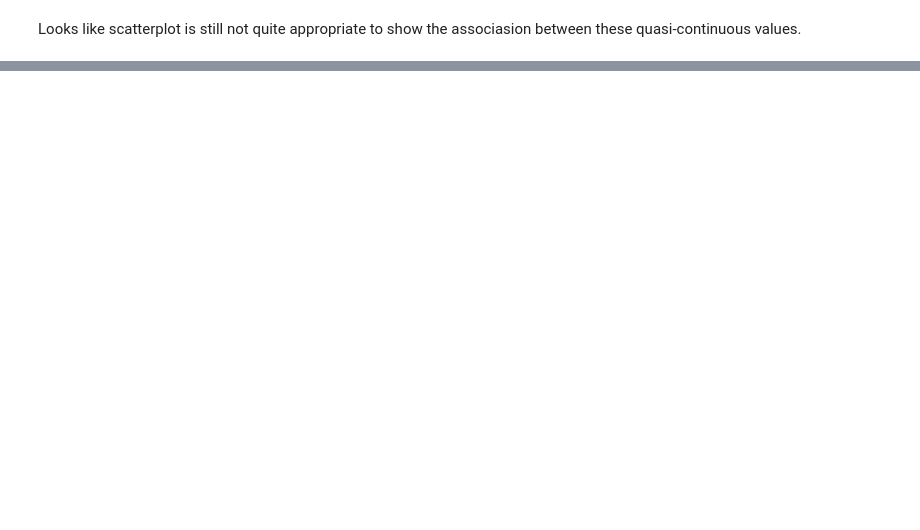
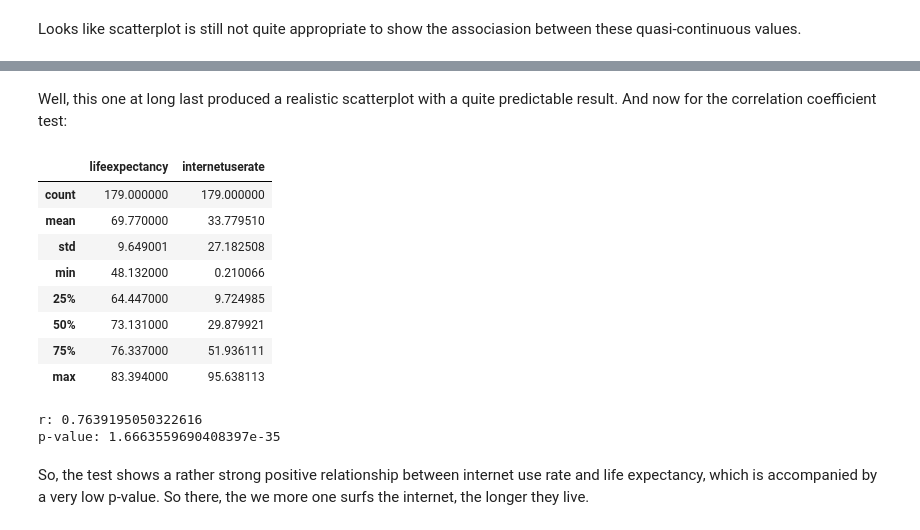
Before and after one commit to ansakoy/dai, a Jupyter notebook: dai2_dat/assignment3.ipynb, the cells around one changed output, grey strips where cells are left out. Drawn from its saved outputs; the diff is of its cells as text; code cells hidden in the pictures; blank space fills up the shorter version.

```diff
--- a/dai2_dat/assignment3.ipynb
+++ b/dai2_dat/assignment3.ipynb
@@ -155,0 +159,22 @@ S3AQ3C1 USUAL QUANTITY WHEN SMOKED CIGARETTES
+# %% [markdown]
+Well, this one at long last produced a realistic scatterplot with a quite predictable result. And now for the correlation coefficient test:
+# %%
+no_na.describe()
+# %% [output]
+|  | lifeexpectancy | internetuserate |
+| count | 179.000000 | 179.000000 |
+| mean | 69.770000 | 33.779510 |
+| std | 9.649001 | 27.182508 |
+| min | 48.132000 | 0.210066 |
+| 25% | 64.447000 | 9.724985 |
+| 50% | 73.131000 | 29.879921 |
+| 75% | 76.337000 | 51.936111 |
+| max | 83.394000 | 95.638113 |
+# %%
+r_value, p_value = stats.pearsonr(no_na['internetuserate'], no_na['lifeexpectancy'])
+print('r: {}\np-value: {}'.format(r_value, p_value))
+# %% [output]
+r: 0.7639195050322616
+p-value: 1.6663559690408397e-35
+# %% [markdown]
+So, the test shows a rather strong positive relationship between internet use rate and life expectancy, which is accompanied by a very low p-value. So there, the we more one surfs the internet, the longer they live.
```
Also changed, not shown: parts of 7 cells of this notebook.
